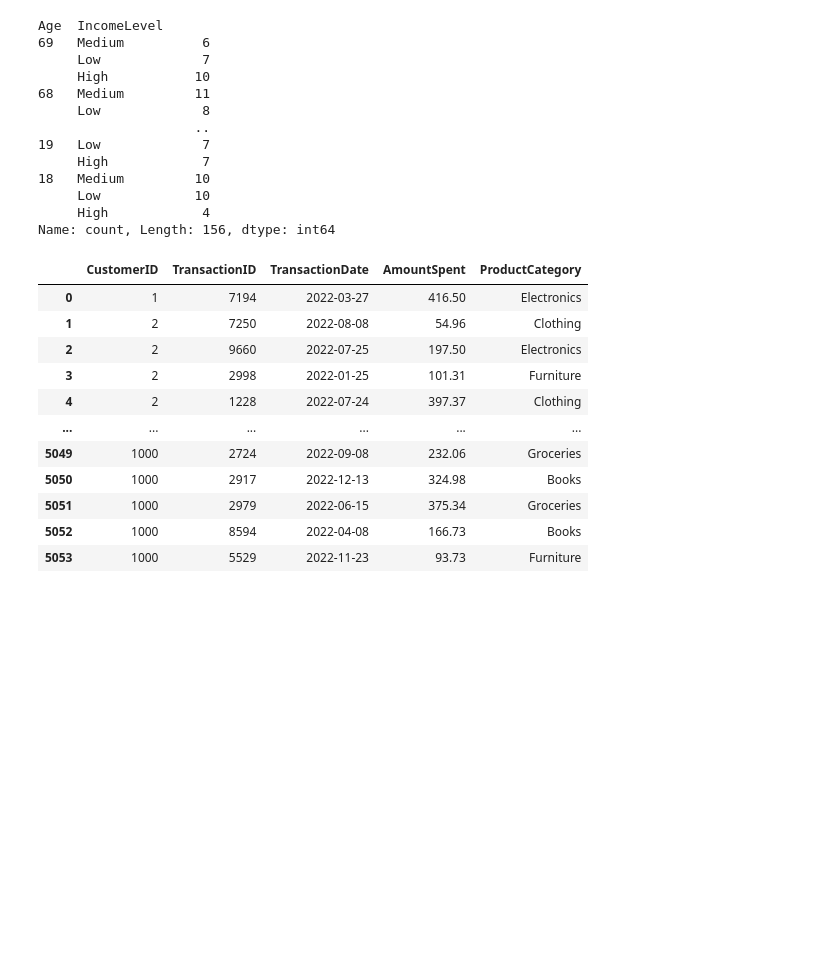
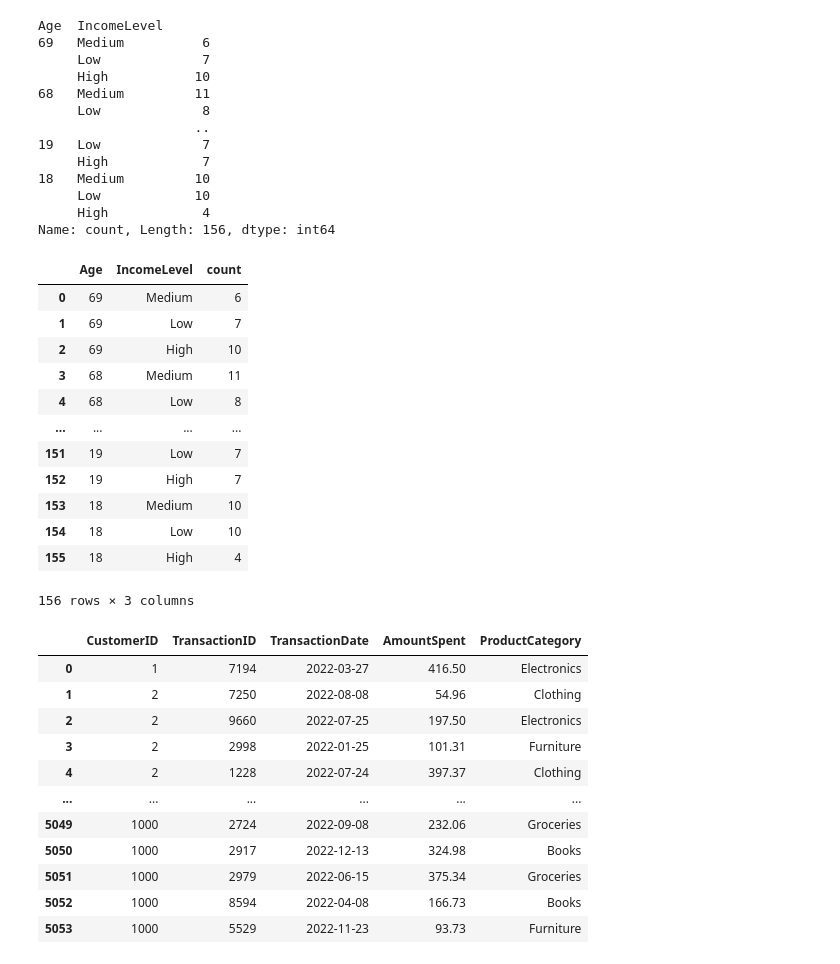
Before and after one commit to Alexander040105/lloyds-banking-group-eda-theforage, a Jupyter notebook: data_cleaning.ipynb, the cells around one changed output. Cells and saved outputs as stored; diff of their text form; code cells hidden in the pictures; blank space fills up the shorter version.

```diff
--- a/data_cleaning.ipynb
+++ b/data_cleaning.ipynb
@@ -56,55 +56,35 @@ Name: count, Length: 156, dtype: int64
 # %%
 counts = (
     customer_demographics[['Age', 'IncomeLevel']]
     .value_counts()
     .sort_index(ascending=False)
 )
 
 df = pd.DataFrame(counts).reset_index()
 df
 # df
 # fig = px.treemap(
 #                     df,
 #                     path=['IncomeLevel', 'Age'],
 #                     title='Customer Income and Age Demographics',
 #                     values='count',
 #                     labels={'label': 'Demographic Group'},
 #                     color='count',
 #                     color_continuous_scale='Blues'
 #                 )
 
 # fig.update_traces(textinfo='label+value', textfont_size=10)
-
-fig = px.treemap(
-    df,
-    path=['IncomeLevel', 'Age'],
-    title='Customer Income and Age Demographics',
-    values='count',
-    labels={'IncomeLevel': 'Income Level', 'Age': 'Age', 'count': 'Count'},
-    color='count',
-    color_continuous_scale='Blues'
-)
-
-df['custom_text'] = 'Age: ' + df['Age'].astype(str) + ' | Count: ' + df['count'].astype(str)
-
-fig = px.treemap(
-    df,
-    path=['IncomeLevel', 'Age'],
-    values='count',
-    color='count',
-    color_continuous_scale='Blues',
-    custom_data=['Age', 'count'],
-)
-
-# Set custom text on tiles using 'text'
-fig.update_traces(
-    text=df['custom_text'],  # Shows directly on the treemap block
-    textinfo='text',         # Use 'text' instead of label/value
-    textfont_size=10,
-    hovertemplate='<b>Income Level:</b> %{parent}<br>' +
-                    '<b>Age:</b> %{customdata[0]}<br>' +
-                    '<b>Count:</b> %{customdata[1]}<extra></extra>'
-)
-
-fig.update_layout(title='Customer Income and Age Demographics', margin=dict(t=50, l=25, r=25, b=25))
-fig.show()
+# %% [output]
+|  | Age | IncomeLevel | count |
+| 0 | 69 | Medium | 6 |
+| 1 | 69 | Low | 7 |
+| 2 | 69 | High | 10 |
+| 3 | 68 | Medium | 11 |
+| 4 | 68 | Low | 8 |
+| ... | ... | ... | ... |
+| 151 | 19 | Low | 7 |
+| 152 | 19 | High | 7 |
+| 153 | 18 | Medium | 10 |
+| 154 | 18 | Low | 10 |
+| 155 | 18 | High | 4 |
+156 rows × 3 columns
```
Also changed, not shown: parts of 13 cells of this notebook, 4 other files.
